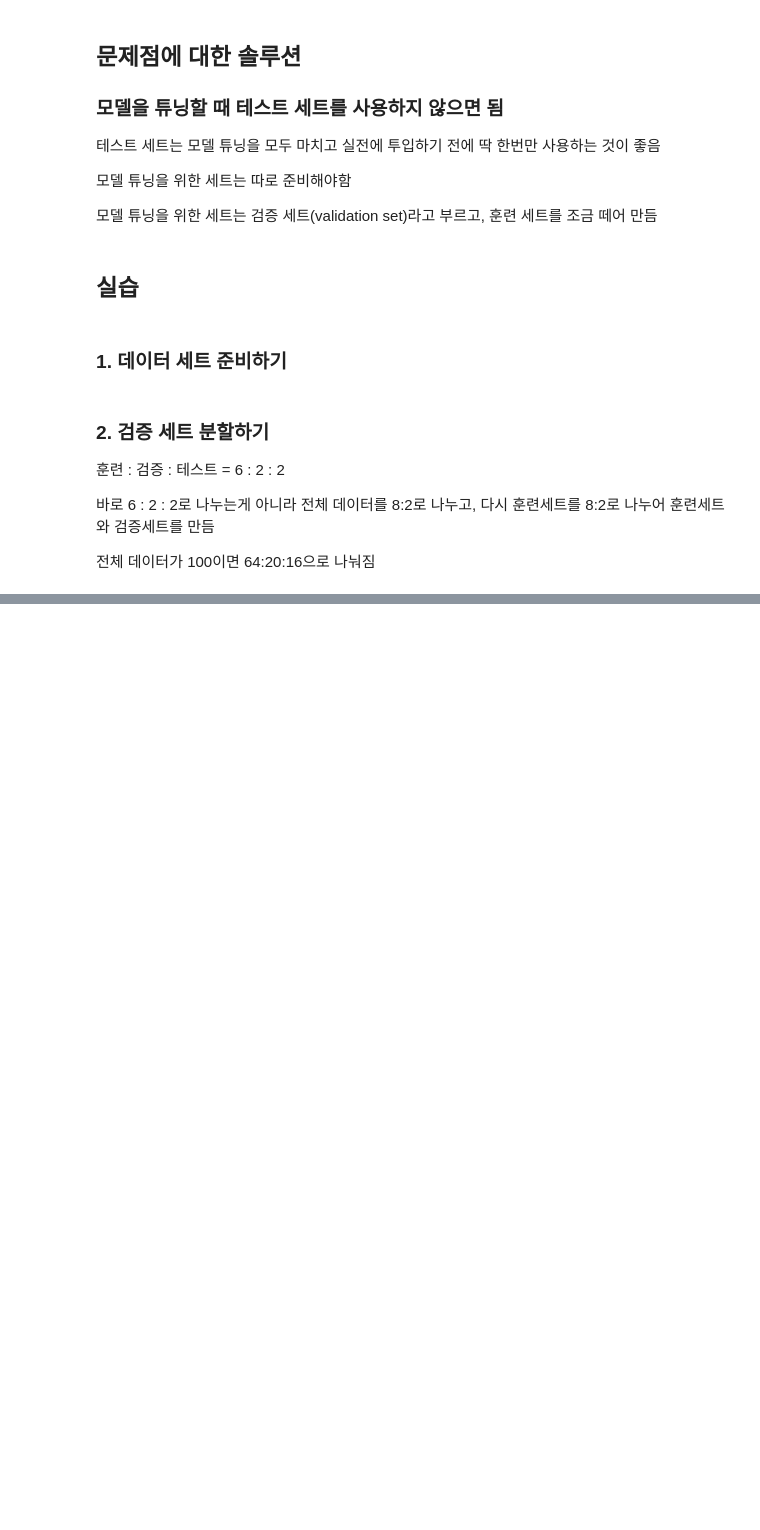
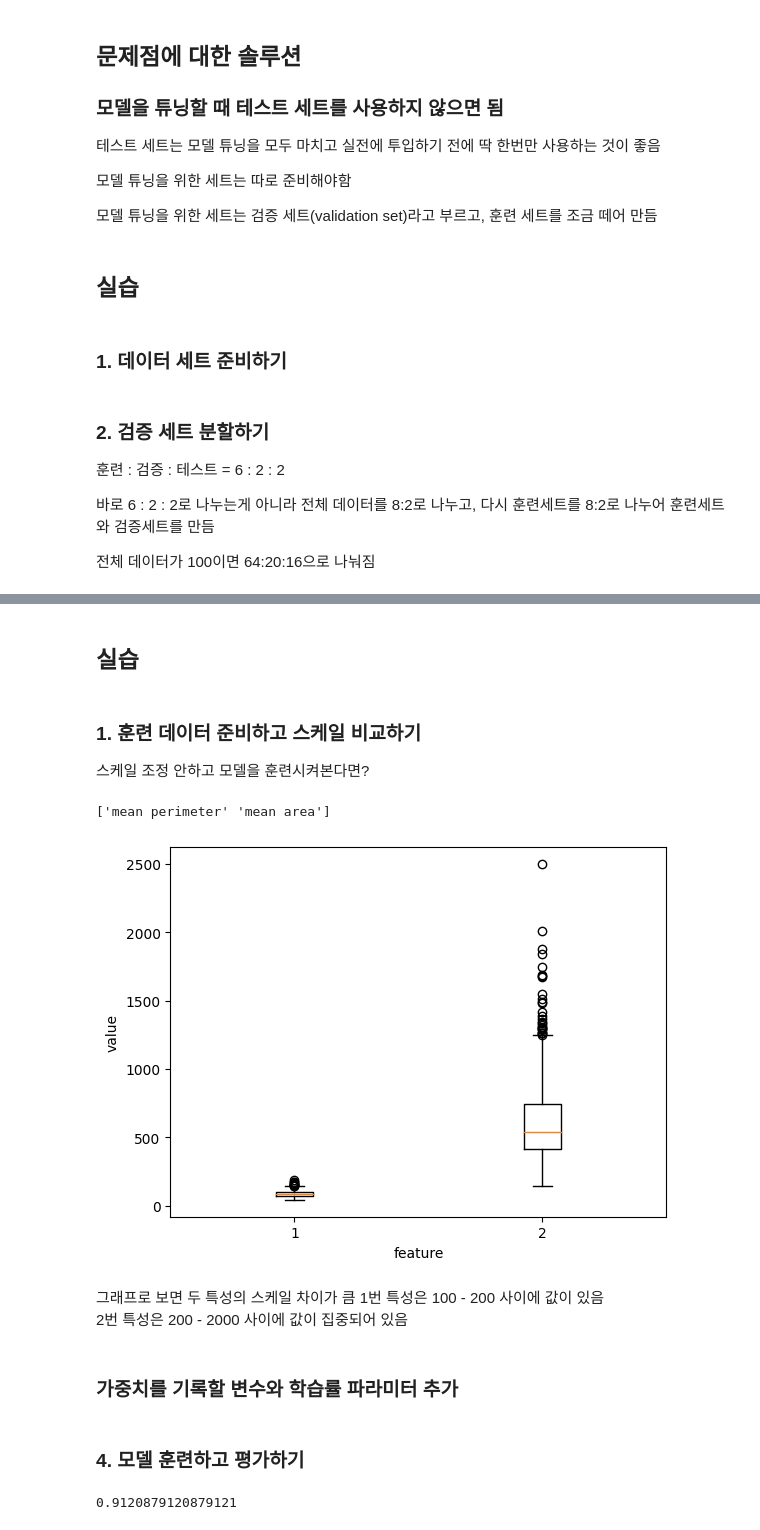
Before and after one commit to mapzine123/machine-running, a Jupyter notebook: 3_훈련_노하우_익히기.ipynb, the cells around one changed output, grey strips where cells are left out. Saved outputs shown, nothing was run; the diff lists cells and outputs as text; code cells hidden in the pictures; blank space fills up the shorter version.

```diff
--- a/3_훈련_노하우_익히기.ipynb
+++ b/3_훈련_노하우_익히기.ipynb
@@ -79,3 +79,6 @@ x_train_all, x_test, y_train_all, y_test = train_test_split(x, y, stratify=y, te
 바로 6 : 2 : 2로 나누는게 아니라 전체 데이터를 8:2로 나누고, 다시 훈련세트를 8:2로 나누어 훈련세트와 검증세트를 만듬
 
 전체 데이터가 100이면 64:20:16으로 나눠짐
+# %%
+x_train, x_val, y_train, y_val = train_test_split(x_train_all, y_train_all, stratify=y_train_all, test_size=0.2, random_state=42)
+print(len(x_train), len(x_val))
@@ -81,0 +89,4 @@ x_train_all, x_test, y_train_all, y_test = train_test_split(x, y, stratify=y, te
+# %%
+sgd = SGDClassifier(loss='log', random_state=42)
+sgd.fit(x_train, y_train)
+sgd.score(x_val, y_val)
@@ -81,0 +128,26 @@ x_train_all, x_test, y_train_all, y_test = train_test_split(x, y, stratify=y, te
+# %% [markdown]
+## 실습
+# %% [markdown]
+### 1. 훈련 데이터 준비하고 스케일 비교하기
+스케일 조정 안하고 모델을 훈련시켜본다면?
+# %%
+from sklearn.datasets import load_breast_cancer
+import matplotlib.pyplot as plt
+import numpy as np
+
+cancer = load_breast_cancer()
+
+print(cancer.feature_names[[2,3]])
+plt.boxplot(x_train[:, 2:4])
+plt.xlabel('feature')
+plt.ylabel('value')
+plt.show()
+# %% [output]
+['mean perimeter' 'mean area']
+[figure, added]
+# %% [markdown]
+그래프로 보면 두 특성의 스케일 차이가 큼
+1번 특성은 100 - 200 사이에 값이 있음
+2번 특성은 200 - 2000 사이에 값이 집중되어 있음
+# %% [markdown]
+### 가중치를 기록할 변수와 학습률 파라미터 추가
@@ -81,0 +206,8 @@ x_train_all, x_test, y_train_all, y_test = train_test_split(x, y, stratify=y, te
+# %% [markdown]
+### 4. 모델 훈련하고 평가하기
+# %%
+layer = SingleLayer()
+layer.fit(x_train, y_train)
+layer.score(x_val, y_val)
+# %% [output]
+0.9120879120879121
```
Also changed, not shown: parts of 36 cells of this notebook.
